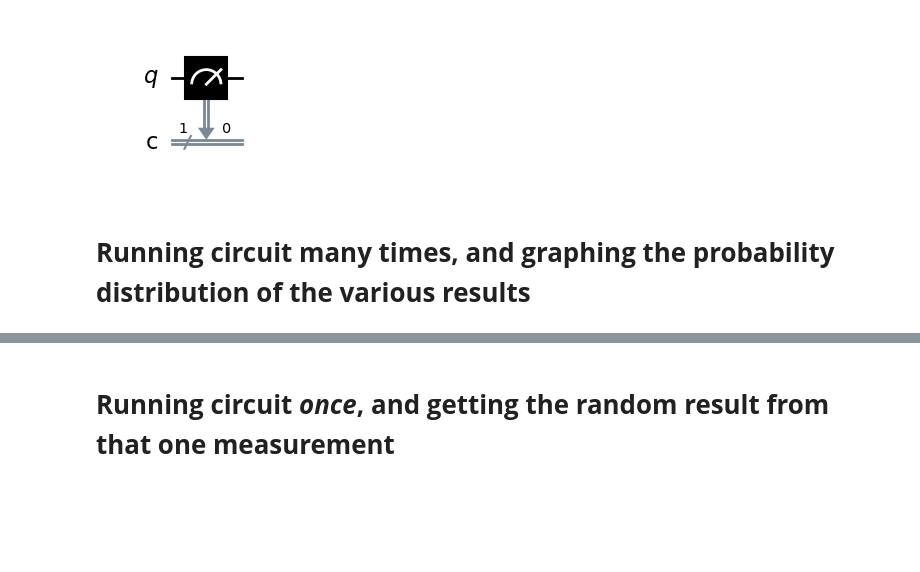
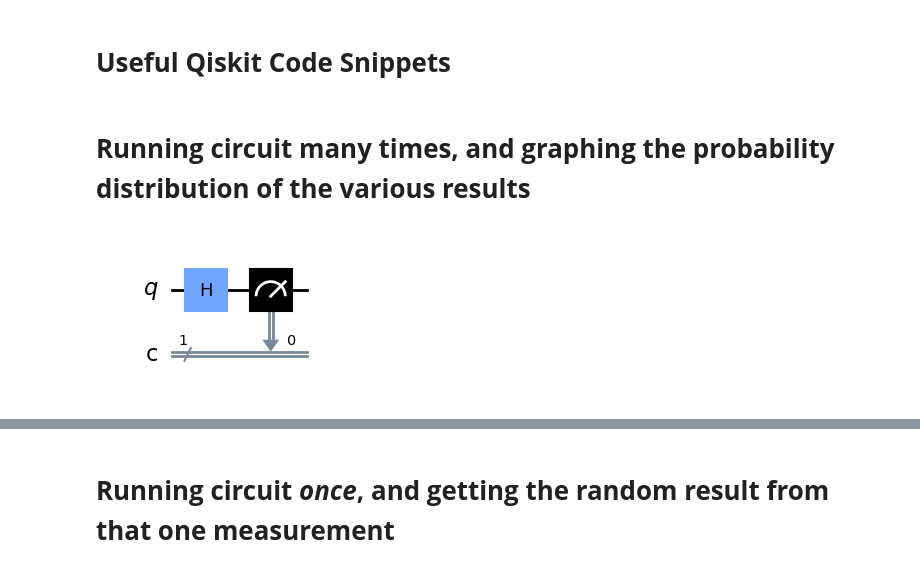
Before and after one commit to pranavmarla/quantum-wordle, a Jupyter notebook: internal-use-only/useful-qiskit-code.ipynb, the cells around one changed output, grey strips where cells are left out. Drawn from its saved outputs; the diff is of its cells as text; code cells hidden in the pictures; blank space fills up the shorter version.

Commit message:
Add more useful qiskit codes and patterns

```diff
--- a/internal-use-only/useful-qiskit-code.ipynb
+++ b/internal-use-only/useful-qiskit-code.ipynb
@@ -1,25 +1,29 @@
+# %% [markdown]
+# **Useful Qiskit Code Snippets**
 # %%
 from qiskit import Aer, execute, QuantumCircuit
 from qiskit.visualization import plot_distribution
-# %%
-num_qubits = 1
-num_cbits = 1
-qc = QuantumCircuit(num_qubits, num_cbits)
-
-# Eg. {0:0, 1:1}
-measured_qubit_index_to_output_cbit_index = {q:c for (q, c) in zip(range(num_qubits), range(num_cbits))}
-# Eg. [0, 1]
-measured_qubit_indices = list(measured_qubit_index_to_output_cbit_index.keys())
-# Eg. [0, 1]
-output_cbit_indices = list(measured_qubit_index_to_output_cbit_index.values())
-# qc.measure([0, 1], [0, 1])
-qc.measure(measured_qubit_indices, output_cbit_indices)
-
-qc.draw()
-# %% [output]
-[figure, old version]
 # %% [markdown]
 # **Running circuit many times, and graphing the probability distribution of the various results**
+# %%
+num_qubits = 1
+num_cbits = 1
+qc = QuantumCircuit(num_qubits, num_cbits)
+
+qc.h(0)
+
+# Eg. {0:0, 1:1}
+measured_qubit_index_to_output_cbit_index = {q:c for (q, c) in zip(range(num_qubits), range(num_cbits))}
+# Eg. [0, 1]
+measured_qubit_indices = list(measured_qubit_index_to_output_cbit_index.keys())
+# Eg. [0, 1]
+output_cbit_indices = list(measured_qubit_index_to_output_cbit_index.values())
+# qc.measure([0, 1], [0, 1])
+qc.measure(measured_qubit_indices, output_cbit_indices)
+
+qc.draw()
+# %% [output]
+[figure, new version]
 # %%
 # Simulate using QASM
 backend = Aer.get_backend('qasm_simulator')
```
Also changed, not shown: parts of 35 cells of this notebook.
